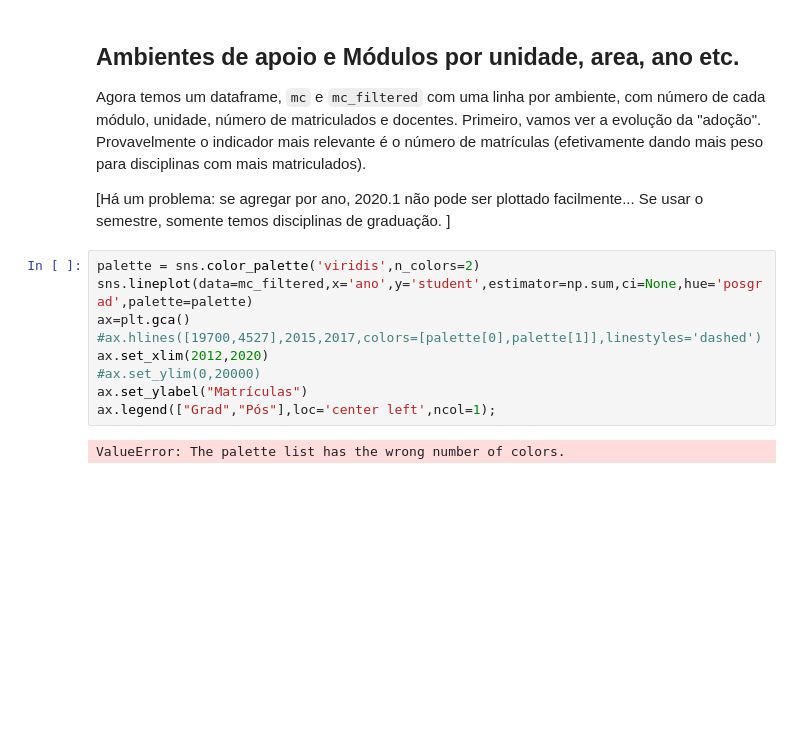
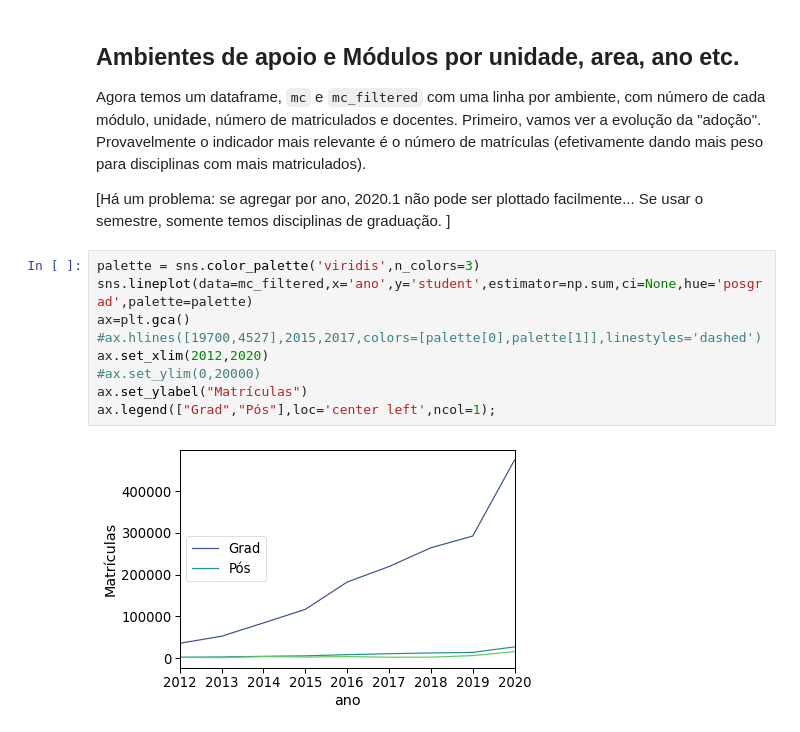
Before and after one commit to gustavo-ifusp/edisc-analytics, a Jupyter notebook: 2-Matrículas.ipynb, the cells around one changed output. Drawn from its saved outputs; the diff is of its cells as text; blank space fills up the shorter version.

```diff
--- a/2-Matrículas.ipynb
+++ b/2-Matrículas.ipynb
@@ -71,16 +87,16 @@ Agora temos um dataframe, `mc` e `mc_filtered` com uma linha por ambiente, com n
 
 [Há um problema: se agregar por ano, 2020.1 não pode ser plottado facilmente... Se usar o semestre, somente temos disciplinas de graduação. ]
 # %%
-palette = sns.color_palette('viridis',n_colors=2)
+palette = sns.color_palette('viridis',n_colors=3)
 sns.lineplot(data=mc_filtered,x='ano',y='student',estimator=np.sum,ci=None,hue='posgrad',palette=palette)
 ax=plt.gca()
 #ax.hlines([19700,4527],2015,2017,colors=[palette[0],palette[1]],linestyles='dashed')
 ax.set_xlim(2012,2020)
 #ax.set_ylim(0,20000)
 ax.set_ylabel("Matrículas")
 ax.legend(["Grad","Pós"],loc='center left',ncol=1);
 # %% [output]
-ValueError: The palette list has the wrong number of colors.
+[figure, added]
 # %%
 sns.set_context('paper',font_scale=1.5)
 g = sns.relplot(data=mc_filtered,x='ano',y='student',kind='line',estimator=np.sum,ci=False,hue='area',col='posgrad',facet_kws={'sharey':False},legend=False)
```
Also changed, not shown: parts of 12 cells of this notebook, 1 other file.
